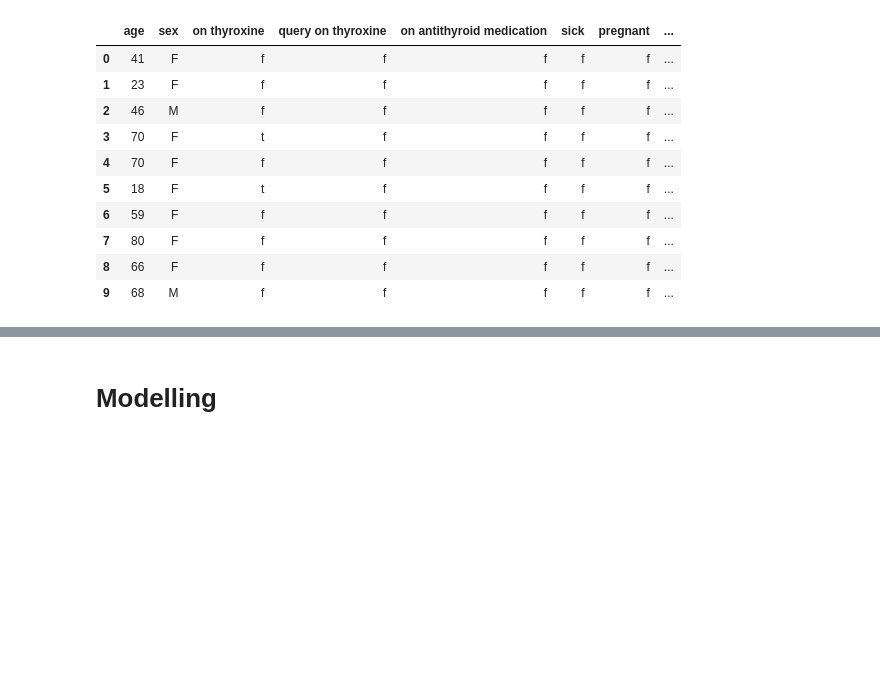
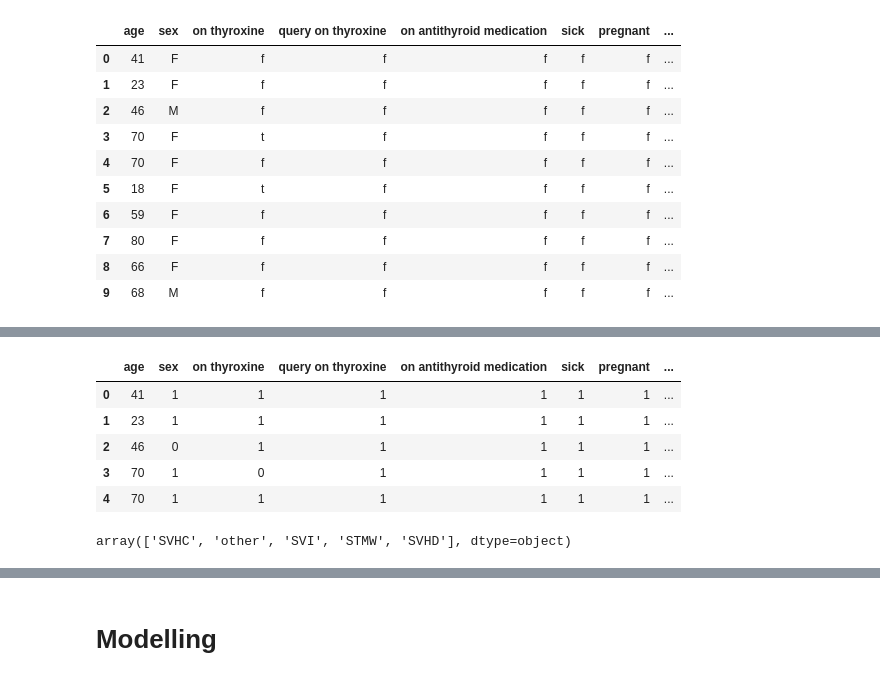
Before and after one commit to makfordead/idm-data-project, a Jupyter notebook: code.ipynb, the cells around one changed output, grey strips where cells are left out. Cells and saved outputs as stored; diff of their text form; code cells hidden in the pictures; blank space fills up the shorter version.

```diff
--- a/code.ipynb
+++ b/code.ipynb
@@ -95,0 +173,19 @@ df.head(10)
+# %%
+for col in df.columns:
+    if col in ['age', 'TSH', 'T3', 'TT4', 'T4U', 'FTI']:
+      df[col] = df[col].apply(lambda x: 0 if x == '?' else x)
+
+for col in df.columns:
+    if col in ['age', 'TSH', 'T3', 'TT4', 'T4U', 'FTI']:
+      df[col] = df[col].apply(lambda x: 0 if x == '?' else x)
+# %%
+X = df.drop(columns='class')
+# %%
+X.head()
+# %% [output]
+|  | age | sex | on thyroxine | query on thyroxine | on antithyroid medication | sick | pregnant | ... |
+| 0 | 41 | 1 | 1 | 1 | 1 | 1 | 1 | ... |
+| 1 | 23 | 1 | 1 | 1 | 1 | 1 | 1 | ... |
+| 2 | 46 | 0 | 1 | 1 | 1 | 1 | 1 | ... |
+| 3 | 70 | 1 | 0 | 1 | 1 | 1 | 1 | ... |
+| 4 | 70 | 1 | 1 | 1 | 1 | 1 | 1 | ... |
@@ -95,0 +198,4 @@ df.head(10)
+# %%
+X['referral source'].unique()
+# %% [output]
+array(['SVHC', 'other', 'SVI', 'STMW', 'SVHD'], dtype=object)
```
Also changed, not shown: parts of 27 cells of this notebook.
